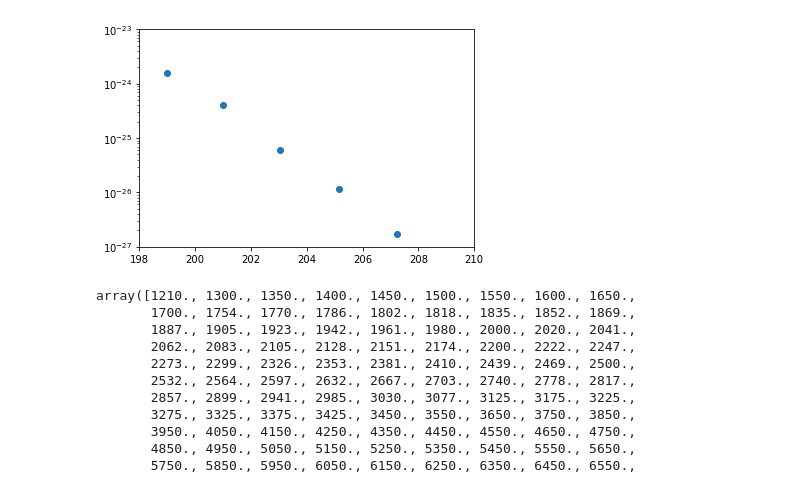
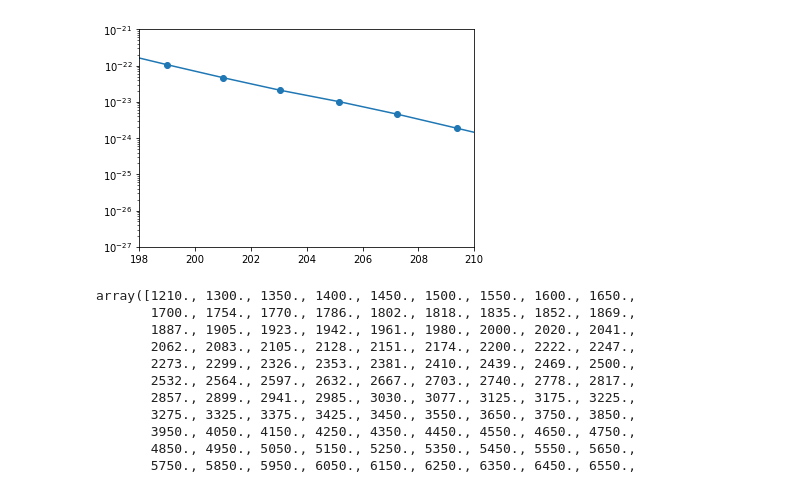
Before and after one commit to Nicholaswogan/PhotochemPy, a Jupyter notebook: codes.ipynb, the cells around one changed output. Cells and saved outputs as stored; diff of their text form; code cells hidden in the pictures.

```diff
--- a/codes.ipynb
+++ b/codes.ipynb
@@ -67,15 +153,15 @@ array(11, dtype=int32)
 # %%
 from matplotlib import pyplot as plt
 fig,ax = plt.subplots(1,1)
 
-ax.plot(photochem.wav[0:118]/10,photochem.sq[6,0,:118],'o')
+ax.plot(photochem.wav[0:118]/10,photochem.sq[photochem.lh2o-1,0,:118],'o-')
 
 ax.set_xlim(198,210)
-ax.set_ylim(1e-27,1e-23)
+ax.set_ylim(1e-27,1e-21)
 
 ax.set_yscale('log')
 # %% [output]
-[figure, old version]
+[figure, new version]
 # %%
 photochem.wavl[0:118]
 # %% [output]
```
Also changed, not shown: parts of 16 cells of this notebook, 18 other files.
